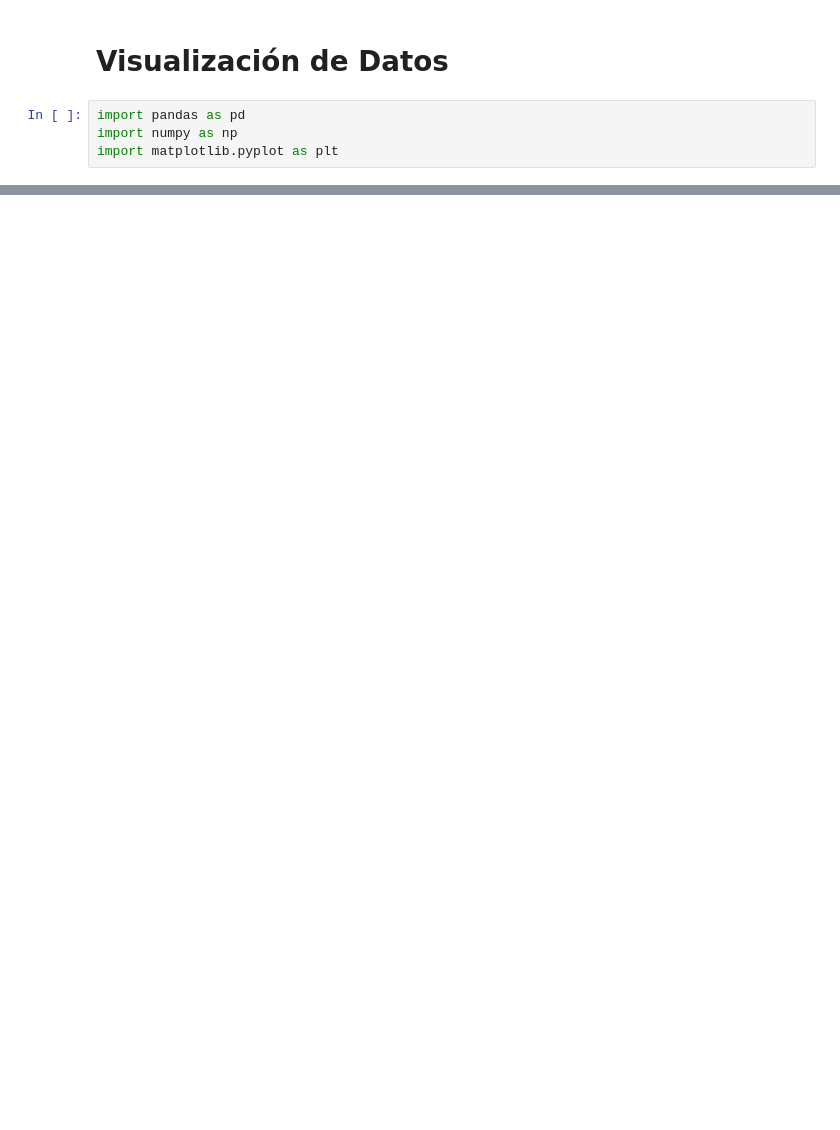
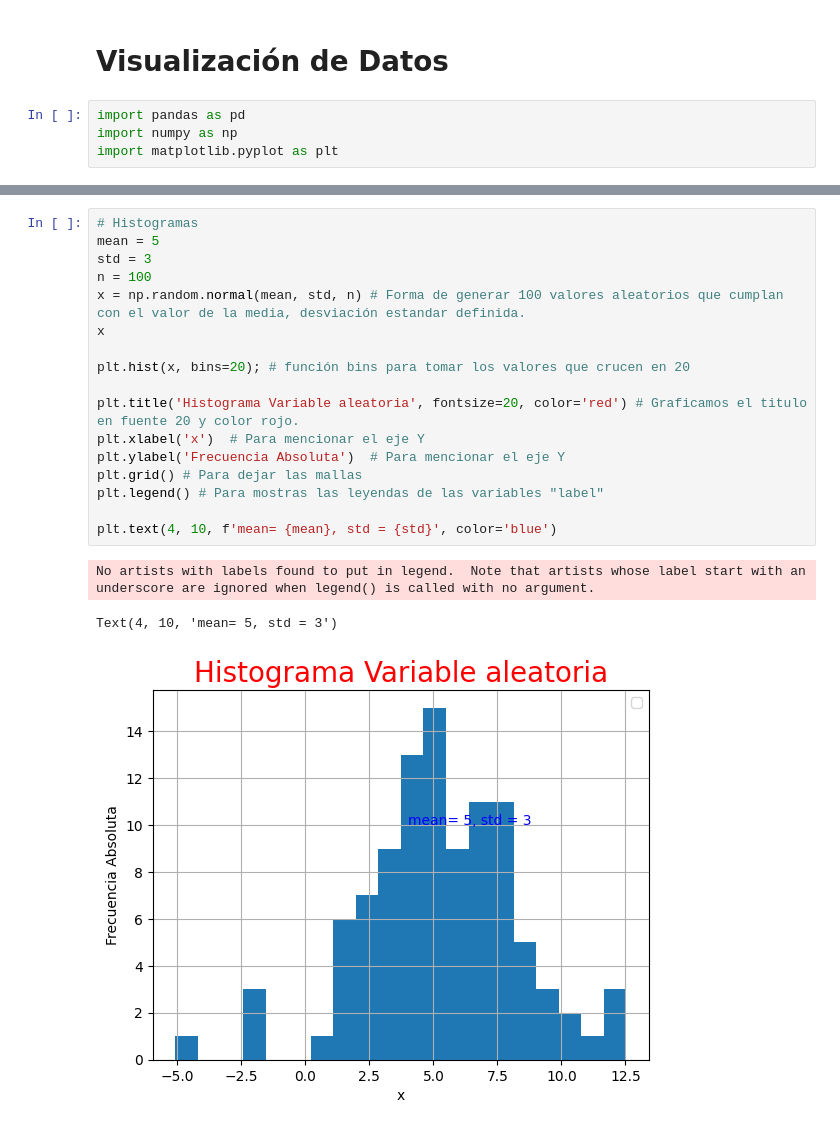
Before and after one commit to FeliipeG/Herramientas-BIGDATA_2022B, a Jupyter notebook: notebooks/0.4.fgutierrez-visualizacion_datos.ipynb, the cells around one changed output, grey strips where cells are left out. Saved outputs shown, nothing was run; the diff lists cells and outputs as text; blank space fills up the shorter version.

```diff
--- a/notebooks/0.4.fgutierrez-visualizacion_datos.ipynb
+++ b/notebooks/0.4.fgutierrez-visualizacion_datos.ipynb
@@ -24,3 +24,24 @@ plt.text(5, 4000, 'texto', color='blue')
 # %% [output]
 Text(5, 4000, 'texto')
 [figure]
+# %%
+# Histogramas
+mean = 5
+std = 3
+n = 100
+x = np.random.normal(mean, std, n) # Forma de generar 100 valores aleatorios que cumplan con el valor de la media, desviación estandar definida.
+x
+
+plt.hist(x, bins=20); # función bins para tomar los valores que crucen en 20
+
+plt.title('Histograma Variable aleatoria', fontsize=20, color='red') # Graficamos el titulo en fuente 20 y color rojo.
+plt.xlabel('x')  # Para mencionar el eje Y
+plt.ylabel('Frecuencia Absoluta')  # Para mencionar el eje Y
+plt.grid() # Para dejar las mallas
+plt.legend() # Para mostras las leyendas de las variables "label"
+
+plt.text(4, 10, f'mean= {mean}, std = {std}', color='blue')
+# %% [output]
+No artists with labels found to put in legend.  Note that artists whose label start with an underscore are ignored when legend() is called with no argument.
+Text(4, 10, 'mean= 5, std = 3')
+[figure, added]
```
Also changed, not shown: parts of 6 cells of this notebook.
